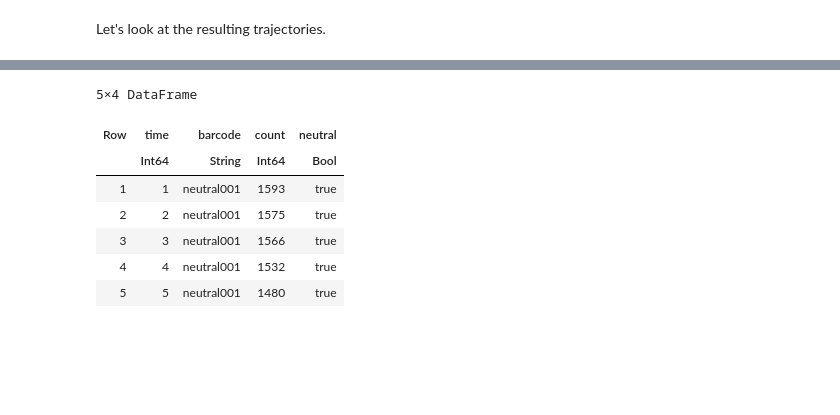
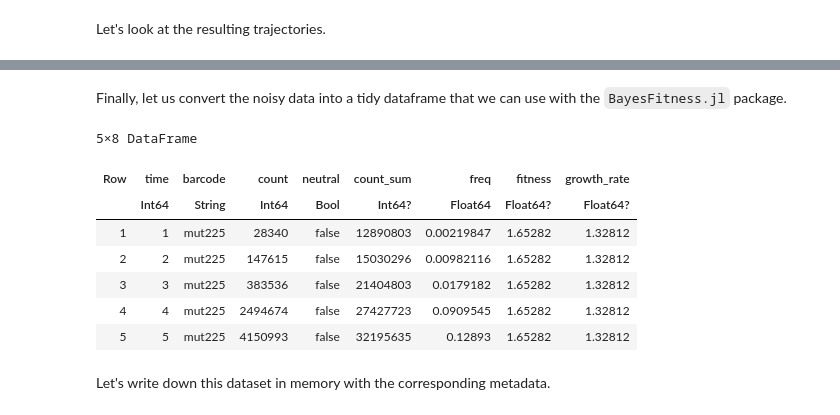
Before and after one commit to mrazomej/bayesian_fitness, a Jupyter notebook: code/exploratory/logistic_growth.ipynb, the cells around one changed output, grey strips where cells are left out. Saved outputs shown, nothing was run; the diff lists cells and outputs as text; code cells hidden in the pictures; blank space fills up the shorter version.

```diff
--- a/code/exploratory/logistic_growth.ipynb
+++ b/code/exploratory/logistic_growth.ipynb
@@ -588,10 +596,6 @@ n₀ = [
         n_neutral
     )
     # mutants
-    # rand(
-    #     Distributions.Poisson(n_init * frac_mut / n_mut),
-    #     n_mut
-    # )
     Int64.(
         round.(
             rand(
@@ -616,6 +620,9 @@ n₀ = [
 # Define truncation ranges for growth rates
 λ_trunc = [λ_a .* 0.9999, λ_a * 1.5]
 
+# Define level of Gaussian noise to add
+σ_lognormal = 0.3
+
 # Sample mutant growth rates
 λ̲[n_neutral+2:end] .= sort!(
     rand(
@@ -625,8 +632,14 @@ n₀ = [
     )
 )
 
-# Run simulation
-n_mat = logistic_fitness_measurement(λ̲, n₀; n_gen=n_gen, κ=κ, σ_lognormal=0.3)
+# Run deterministic simulation
+n_mat = logistic_fitness_measurement(
+    λ̲, n₀; n_gen=n_gen, κ=κ, σ_lognormal=0.0, poisson_noise=false
+)
+# Run noisy simulation
+n_mat_noise = logistic_fitness_measurement(
+    λ̲, n₀; n_gen=n_gen, κ=κ, σ_lognormal=σ_lognormal
+)
 # %% [output]
 5×251 Matrix{Int64}:
  39424457  24397  40892  22256  50201  …    3556   18120    64017    28340
@@ -691,31 +777,41 @@ usually get, except for the level of noise in the measurements.
+# %% [markdown]
+Finally, let us convert the noisy data into a tidy dataframe that we can use
+with the `BayesFitness.jl` package.
 # %%
-# Define barcode name
-bc_names = [
-    ["neutral$(lpad(i, 3,  "0"))" for i = 1:n_neutral]
-    ["mut$(lpad(i, 3,  "0"))" for i = 1:n_mut]
-]
 # Convert matrix to dataframe
-data = DF.DataFrame(n_mat[:, 2:end], bc_names)
+data = DF.DataFrame(n_mat_noise[:, 2:end], bc_names)
 
 # Add time column
-data[!, :time] = 1:size(n_mat, 1)
+data[!, :time] = 1:size(n_mat_noise, 1)
 
 # Convert to tidy dataframe
 data = DF.stack(data, bc_names)
 
 # Rename columns
 DF.rename!(data, :variable => :barcode, :value => :count)
 
 # Add neutral index column
 data[!, :neutral] = occursin.("neutral", data.barcode)
 
-first(data, 5)
+# Build dataframe with count sum
+data_sum = DF.combine(DF.groupby(data, :time), :count => sum)
+DF.leftjoin!(data, data_sum; on=:time)
+
+# Add frequency colymn
+data[!, :freq] = data.count ./ data.count_sum
+
+# Add fitness and growth rate information
+DF.leftjoin!(data, df_fit; on=:barcode)
+
+last(data, 5)
 # %% [output]
-5×4 DataFrame
+5×8 DataFrame
-| Row | time | barcode | count | neutral |
-|  | Int64 | String | Int64 | Bool |
-| 1 | 1 | neutral001 | 1593 | true |
-| 2 | 2 | neutral001 | 1575 | true |
-| 3 | 3 | neutral001 | 1566 | true |
-| 4 | 4 | neutral001 | 1532 | true |
-| 5 | 5 | neutral001 | 1480 | true |
+| Row | time | barcode | count | neutral | count_sum | freq | fitness | growth_rate |
+|  | Int64 | String | Int64 | Bool | Int64? | Float64 | Float64? | Float64? |
+| 1 | 1 | mut225 | 28340 | false | 12890803 | 0.00219847 | 1.65282 | 1.32812 |
+| 2 | 2 | mut225 | 147615 | false | 15030296 | 0.00982116 | 1.65282 | 1.32812 |
+| 3 | 3 | mut225 | 383536 | false | 21404803 | 0.0179182 | 1.65282 | 1.32812 |
+| 4 | 4 | mut225 | 2494674 | false | 27427723 | 0.0909545 | 1.65282 | 1.32812 |
+| 5 | 5 | mut225 | 4150993 | false | 32195635 | 0.12893 | 1.65282 | 1.32812 |
+# %% [markdown]
+Let's write down this dataset in memory with the corresponding metadata.
```
Also changed, not shown: parts of 12 cells of this notebook.
